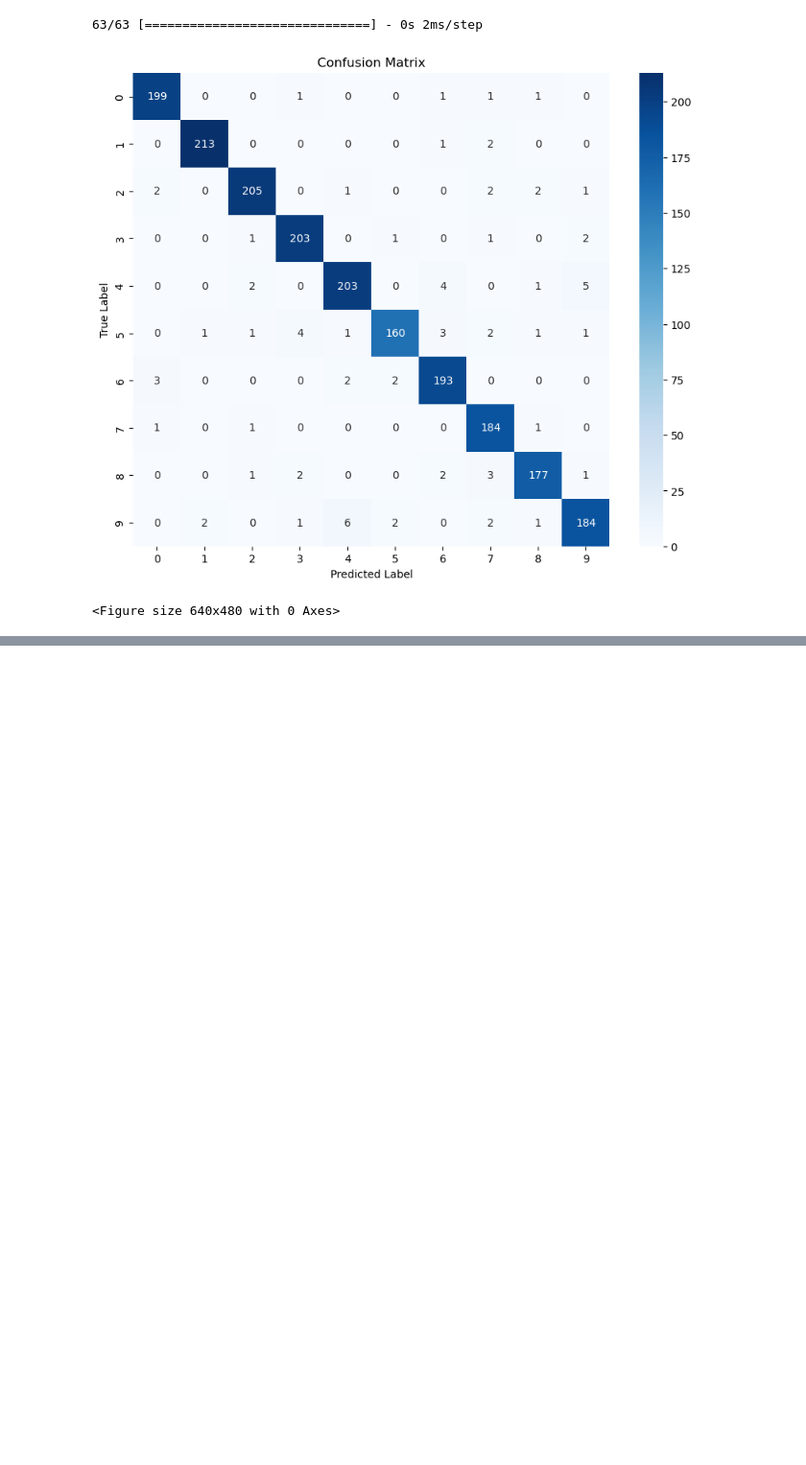
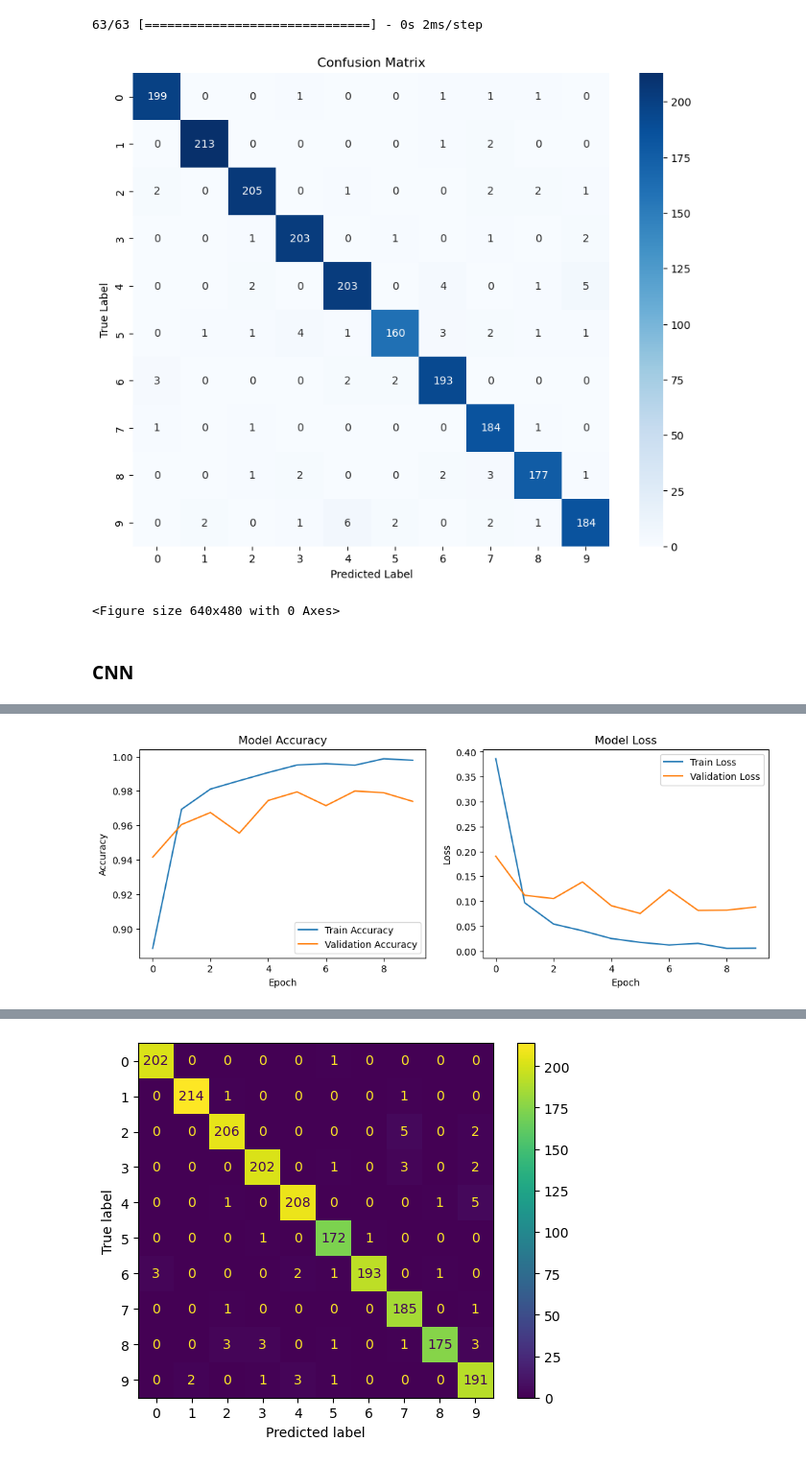
Before and after one commit to Nilsudene/section_9b, a Jupyter notebook: section_9b.ipynb, the cells around one changed output, grey strips where cells are left out. Shown: that part at 96% size. Drawn from its saved outputs; the diff is of its cells as text; code cells hidden in the pictures; blank space fills up the shorter version.

```diff
--- a/section_9b.ipynb
+++ b/section_9b.ipynb
@@ -304,3 +304,76 @@ plt.savefig('confuction_matrix_mpl.png')
 63/63 [==============================] - 0s 2ms/step
 [figure]
 <Figure size 640x480 with 0 Axes>
+# %% [markdown]
+### CNN
+# %%
+import numpy as np
+import tensorflow as tf
+import matplotlib.pyplot as plt
+from tensorflow.keras.models import Sequential
+from tensorflow.keras.layers import Conv2D, MaxPooling2D, Flatten, Dense
+from tensorflow.keras.utils import to_categorical
+from sklearn.metrics import confusion_matrix, ConfusionMatrixDisplay
+from sklearn.model_selection import train_test_split
+import idx2numpy
+
+# CNN Class
+def create_cnn(input_shape=(28, 28, 1), num_classes=10):
+    model = Sequential([
+        Conv2D(32, (3, 3), activation='relu', input_shape=input_shape),
+        MaxPooling2D((2, 2)),
+        Conv2D(64, (3, 3), activation='relu'),
+        MaxPooling2D((2, 2)),
+        Flatten(),
+        Dense(128, activation='relu'),
+        Dense(num_classes, activation='softmax')
+    ])
+    model.compile(optimizer='adam', loss='categorical_crossentropy', metrics=['accuracy'])
+    return model
+
+# Load MNIST dataset
+train_images_path = r"C:\Users\nkras\OneDrive - University of Copenhagen\Fysik\129L\sec9b\train_images\t10k-images-idx3-ubyte"
+train_labels_path = r"C:\Users\nkras\OneDrive - University of Copenhagen\Fysik\129L\sec9b\train_labels\t10k-labels-idx1-ubyte"
+
+X = idx2numpy.convert_from_file(train_images_path)
+Y = idx2numpy.convert_from_file(train_labels_path)
+
+# Normalize and reshape
+X = X.astype(np.float32) / 255.0
+X = X.reshape(-1, 28, 28, 1)  # Reshape for CNN
+Y = to_categorical(Y, num_classes=10)
+
+# Split dataset
+X_train, X_test, Y_train, Y_test = train_test_split(X, Y, test_size=0.2, random_state=42)
+
+# Train CNN
+cnn_model = create_cnn()
+history = cnn_model.fit(X_train, Y_train, epochs=10, batch_size=32, validation_data=(X_test, Y_test))
+
+# Plot accuracy and loss
+plt.figure(figsize=(12, 4))
+plt.subplot(1, 2, 1)
+plt.plot(history.history['accuracy'], label='Train Accuracy')
+plt.plot(history.history['val_accuracy'], label='Validation Accuracy')
+plt.xlabel('Epoch')
+plt.ylabel('Accuracy')
+plt.legend()
+plt.title('Model Accuracy')
+
+plt.subplot(1, 2, 2)
+plt.plot(history.history['loss'], label='Train Loss')
+plt.plot(history.history['val_loss'], label='Validation Loss')
+plt.xlabel('Epoch')
+plt.ylabel('Loss')
+plt.legend()
+plt.title('Model Loss')
+plt.show()
+
+# Confusion Matrix
+Y_pred = np.argmax(cnn_model.predict(X_test), axis=1)
+Y_true = np.argmax(Y_test, axis=1)
+cm = confusion_matrix(Y_true, Y_pred)
+disp = ConfusionMatrixDisplay(confusion_matrix=cm)
+disp.plot()
+plt.show()
+# %% [output]
@@ -306,0 +400 @@ plt.savefig('confuction_matrix_mpl.png')
+[figure, added]
@@ -306,0 +402 @@ plt.savefig('confuction_matrix_mpl.png')
+[figure, added]
```
Also changed, not shown: parts of 1 cell of this notebook.
